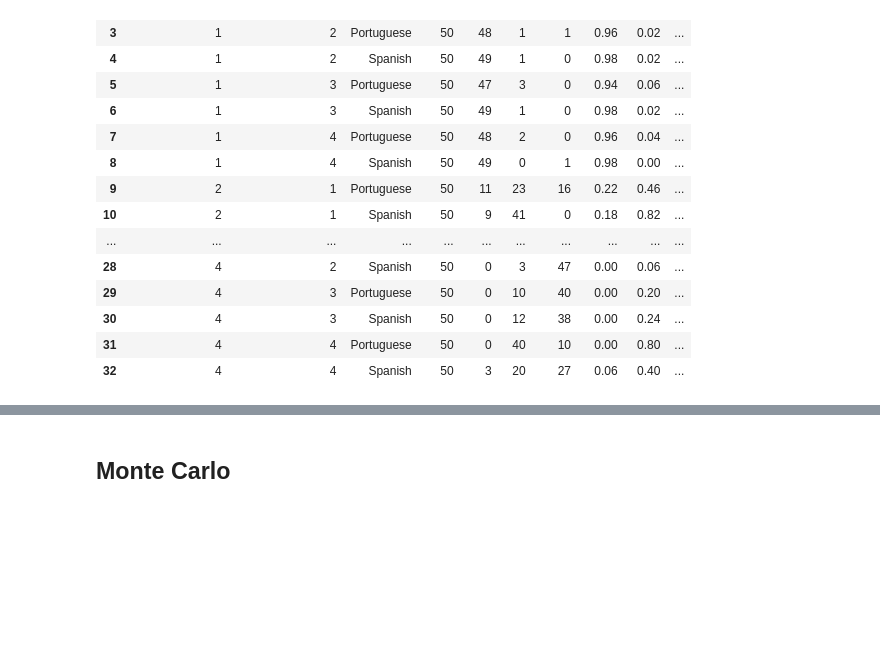
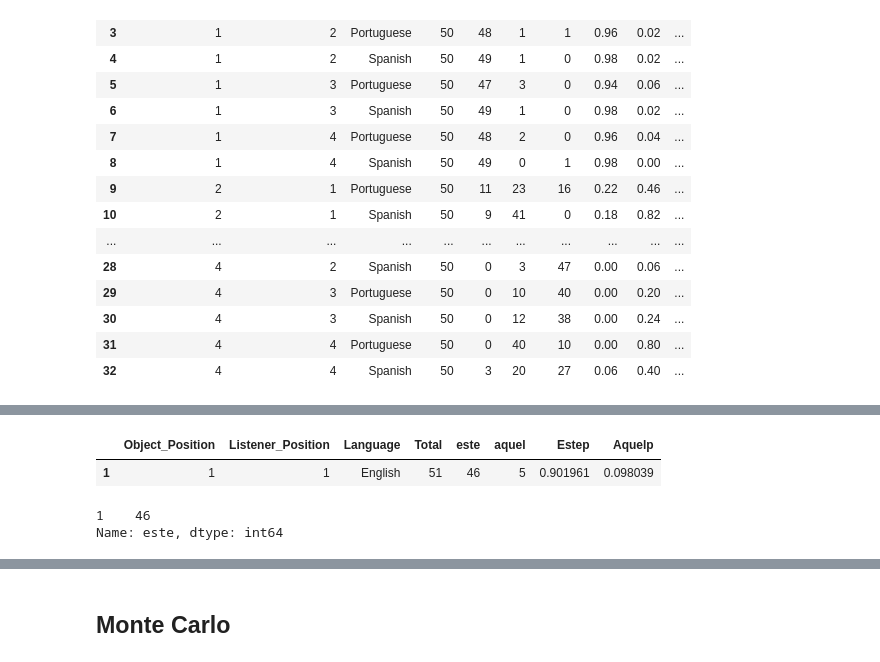
Before and after one commit to marieke-woensdregt/demonstratives_model, a Jupyter notebook: model-fitting.ipynb, the cells around one changed output, grey strips where cells are left out. Saved outputs shown, nothing was run; the diff lists cells and outputs as text; code cells hidden in the pictures; blank space fills up the shorter version.

```diff
--- a/model-fitting.ipynb
+++ b/model-fitting.ipynb
@@ -71,0 +139,14 @@ data_exp_1_three_system
+# %%
+relevant_counts_row = data_exp_1_two_system[data_exp_1_two_system["Object_Position"] == 1][data_exp_1_two_system["Listener_Position"] == 1][data_exp_1_two_system["Language"] == "English"]
+
+relevant_counts_row
+# %% [output]
+|  | Object_Position | Listener_Position | Language | Total | este | aquel | Estep | Aquelp |
+| 1 | 1 | 1 | English | 51 | 46 | 5 | 0.901961 | 0.098039 |
+# %%
+este_count = relevant_counts_row["este"]
+
+este_count
+# %% [output]
+1    46
+Name: este, dtype: int64
```
Also changed, not shown: parts of 10 cells of this notebook.
